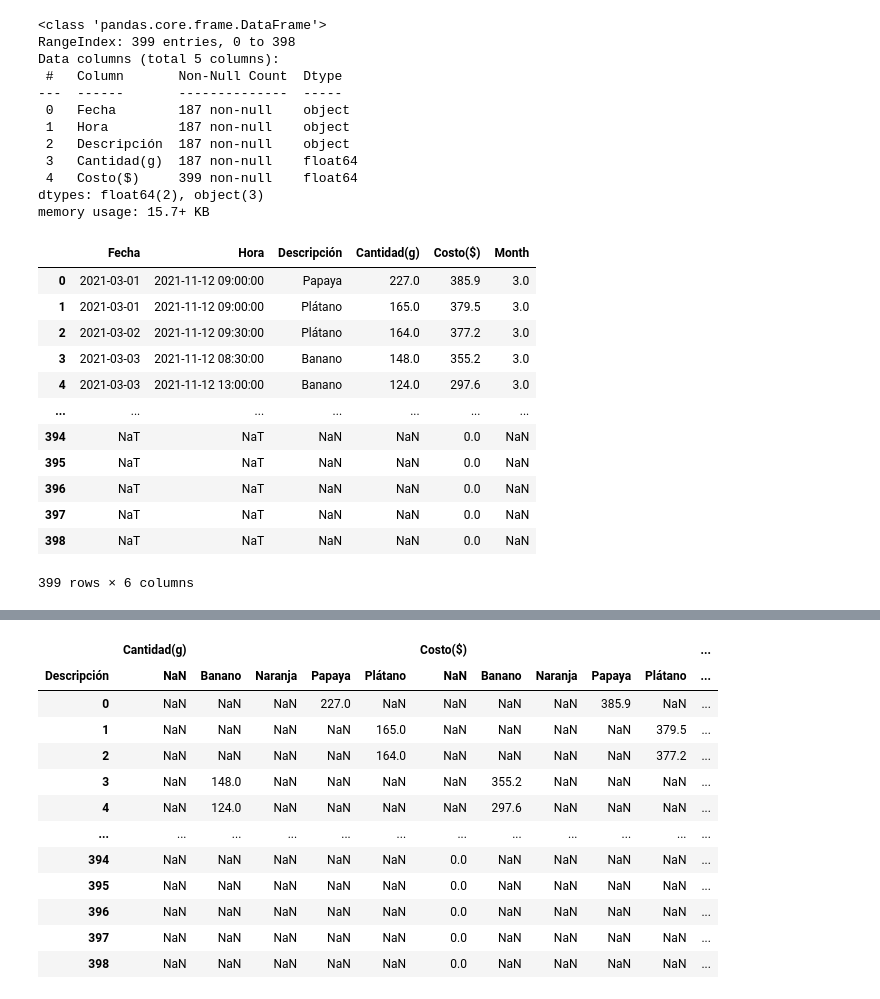
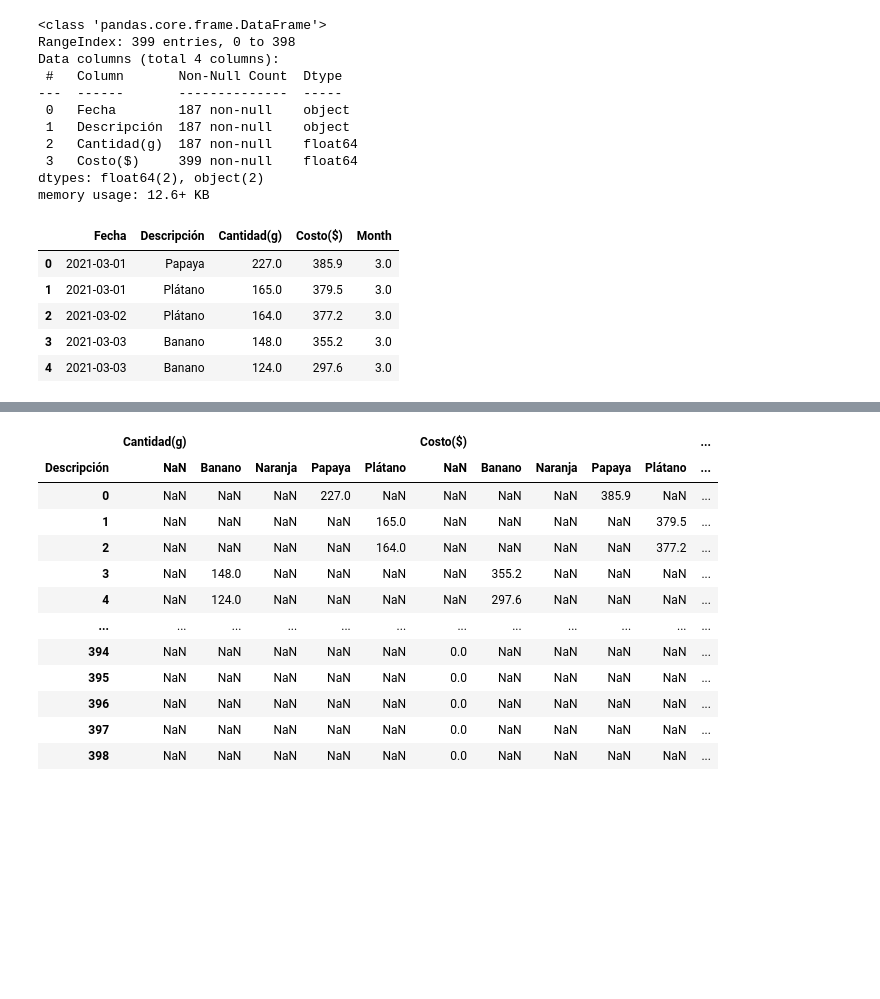
Before and after one commit to isabelyb/bokeh_birds_dashboard, a Jupyter notebook: birds_dashboard.ipynb, the cells around one changed output, grey strips where cells are left out. Drawn from its saved outputs; the diff is of its cells as text; code cells hidden in the pictures; blank space fills up the shorter version.

```diff
--- a/birds_dashboard.ipynb
+++ b/birds_dashboard.ipynb
@@ -14,8 +14,21 @@ pandas_bokeh.output_file(filename='dashboard.html',title='Birds Dashboard')
 # %%
+# Get data from google sheets
 sheet_id = '1dENiPTJtdqOiU9Oiwxen2UU2K4HP1jOR_MyGcjQP81k'
 sheet_name = 'registro'
 url = f'https://docs.google.com/spreadsheets/d/{sheet_id}/gviz/tq?tqx=out:csv&sheet={sheet_name}'
+df = pd.read_csv(url, usecols=[0,2,3,4])
-# %%
-df = pd.read_csv(url, usecols=[0,1,2,3,4])
-#df = df.replace(np.nan, 0)
-#df['Costo($)'] = df['Costo($)'].replace(np.nan, 0)
+# %%
+# Get datatypes
+df.info()
+# %% [output]
+<class 'pandas.core.frame.DataFrame'>
+RangeIndex: 399 entries, 0 to 398
+Data columns (total 4 columns):
+ #   Column       Non-Null Count  Dtype
+---  ------       --------------  -----
+ 0   Fecha        187 non-null    object
+ 1   Descripción  187 non-null    object
+ 2   Cantidad(g)  187 non-null    float64
+ 3   Costo($)     399 non-null    float64
+dtypes: float64(2), object(2)
+memory usage: 12.6+ KB
@@ -22,15 +39,9 @@ df = pd.read_csv(url, usecols=[0,1,2,3,4])
 # %%
-df.info()
+df.head()
 # %% [output]
-<class 'pandas.core.frame.DataFrame'>
-RangeIndex: 399 entries, 0 to 398
-Data columns (total 5 columns):
- #   Column       Non-Null Count  Dtype
----  ------       --------------  -----
- 0   Fecha        187 non-null    object
- 1   Hora         187 non-null    object
- 2   Descripción  187 non-null    object
- 3   Cantidad(g)  187 non-null    float64
- 4   Costo($)     399 non-null    float64
-dtypes: float64(2), object(3)
-memory usage: 15.7+ KB
+|  | Fecha | Descripción | Cantidad(g) | Costo($) | Month |
+| 0 | 2021-03-01 | Papaya | 227.0 | 385.9 | 3.0 |
+| 1 | 2021-03-01 | Plátano | 165.0 | 379.5 | 3.0 |
+| 2 | 2021-03-02 | Plátano | 164.0 | 377.2 | 3.0 |
+| 3 | 2021-03-03 | Banano | 148.0 | 355.2 | 3.0 |
+| 4 | 2021-03-03 | Banano | 124.0 | 297.6 | 3.0 |
@@ -42,16 +47,0 @@ df['Month'] = df['Fecha'].dt.month
-# %%
-df
-# %% [output]
-|  | Fecha | Hora | Descripción | Cantidad(g) | Costo($) | Month |
-| 0 | 2021-03-01 | 2021-11-12 09:00:00 | Papaya | 227.0 | 385.9 | 3.0 |
-| 1 | 2021-03-01 | 2021-11-12 09:00:00 | Plátano | 165.0 | 379.5 | 3.0 |
-| 2 | 2021-03-02 | 2021-11-12 09:30:00 | Plátano | 164.0 | 377.2 | 3.0 |
-| 3 | 2021-03-03 | 2021-11-12 08:30:00 | Banano | 148.0 | 355.2 | 3.0 |
-| 4 | 2021-03-03 | 2021-11-12 13:00:00 | Banano | 124.0 | 297.6 | 3.0 |
-| ... | ... | ... | ... | ... | ... | ... |
-| 394 | NaT | NaT | NaN | NaN | 0.0 | NaN |
-| 395 | NaT | NaT | NaN | NaN | 0.0 | NaN |
-| 396 | NaT | NaT | NaN | NaN | 0.0 | NaN |
-| 397 | NaT | NaT | NaN | NaN | 0.0 | NaN |
-| 398 | NaT | NaT | NaN | NaN | 0.0 | NaN |
-399 rows × 6 columns
```
Also changed, not shown: parts of 13 cells of this notebook, 2 other files.
